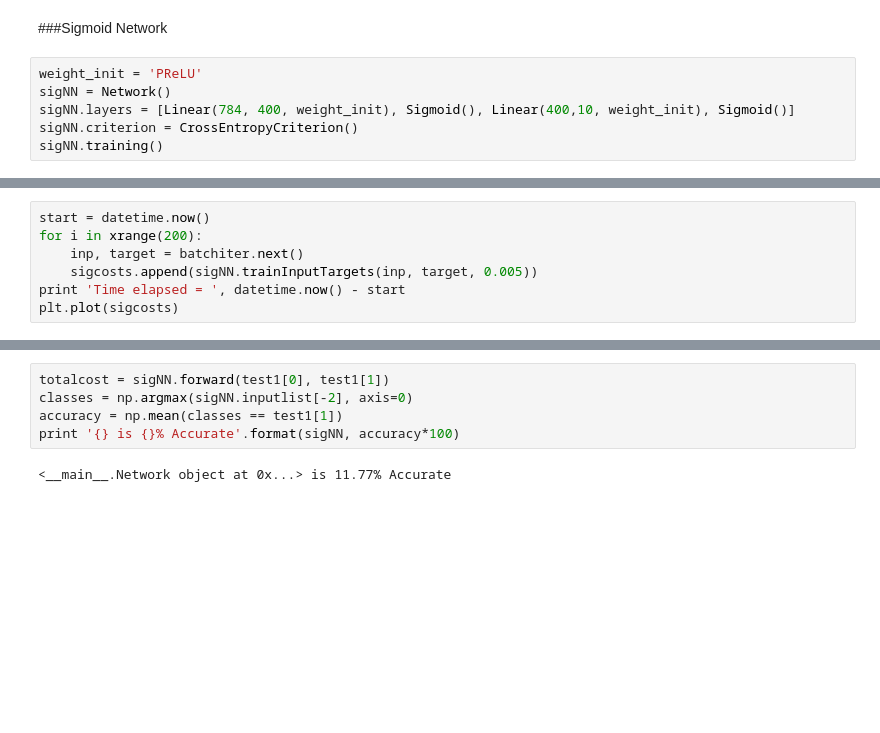
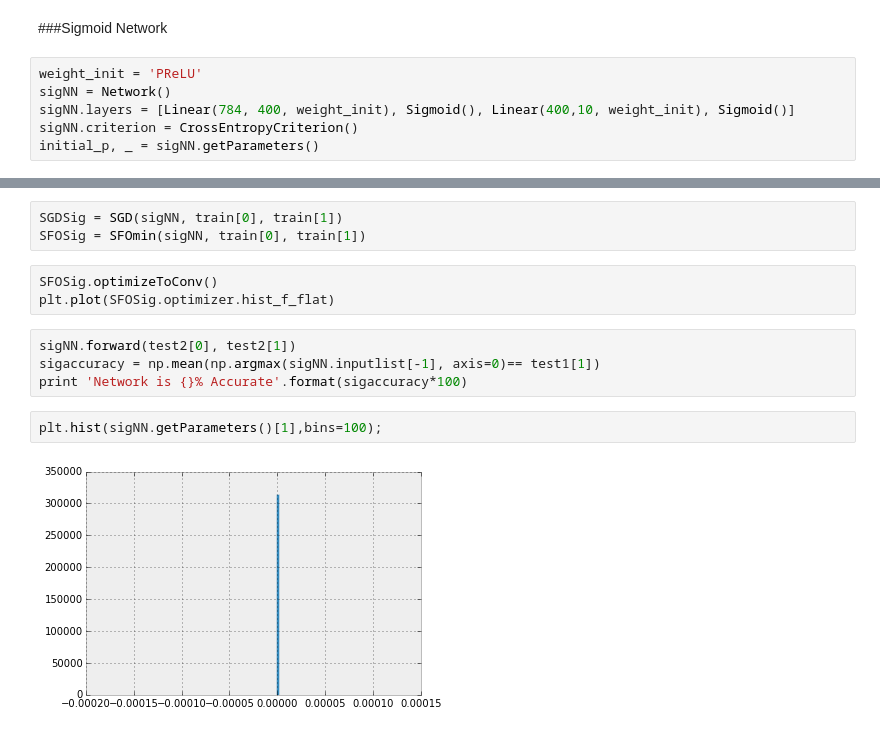
Before and after one commit to colinclement/snnp, a Jupyter notebook: nbs/mnist.ipynb, the cells around one changed output, grey strips where cells are left out. Drawn from its saved outputs; the diff is of its cells as text; blank space fills up the shorter version.

```diff
--- a/nbs/mnist.ipynb
+++ b/nbs/mnist.ipynb
@@ -164,4 +152,4 @@ weight_init = 'PReLU'
 sigNN = Network()
 sigNN.layers = [Linear(784, 400, weight_init), Sigmoid(), Linear(400,10, weight_init), Sigmoid()]
 sigNN.criterion = CrossEntropyCriterion()
-sigNN.training()
+initial_p, _ = sigNN.getParameters()
@@ -173,7 +155,0 @@ batchiter = getBatch(train[0][:,list(sh)], train[1], 100)
-# %%
-start = datetime.now()
-for i in xrange(200):
-    inp, target = batchiter.next()
-    sigcosts.append(sigNN.trainInputTargets(inp, target, 0.005))
-print 'Time elapsed = ', datetime.now() - start
-plt.plot(sigcosts)
@@ -184,7 +156,14 @@ Time elapsed =  0:00:35.394743
+# %%
+SGDSig = SGD(sigNN, train[0], train[1])
+SFOSig = SFOmin(sigNN, train[0], train[1])
+# %%
+SFOSig.optimizeToConv()
+plt.plot(SFOSig.optimizer.hist_f_flat)
 # %%
-totalcost = sigNN.forward(test1[0], test1[1])
-classes = np.argmax(sigNN.inputlist[-2], axis=0)
-accuracy = np.mean(classes == test1[1])
-print '{} is {}% Accurate'.format(sigNN, accuracy*100)
+sigNN.forward(test2[0], test2[1])
+sigaccuracy = np.mean(np.argmax(sigNN.inputlist[-1], axis=0)== test1[1])
+print 'Network is {}% Accurate'.format(sigaccuracy*100)
-# %% [output]
-<__main__.Network object at 0x...> is 11.77% Accurate
+# %%
+plt.hist(sigNN.getParameters()[1],bins=100);
+# %% [output]
+[figure, added]
```
Also changed, not shown: parts of 20 cells of this notebook.
